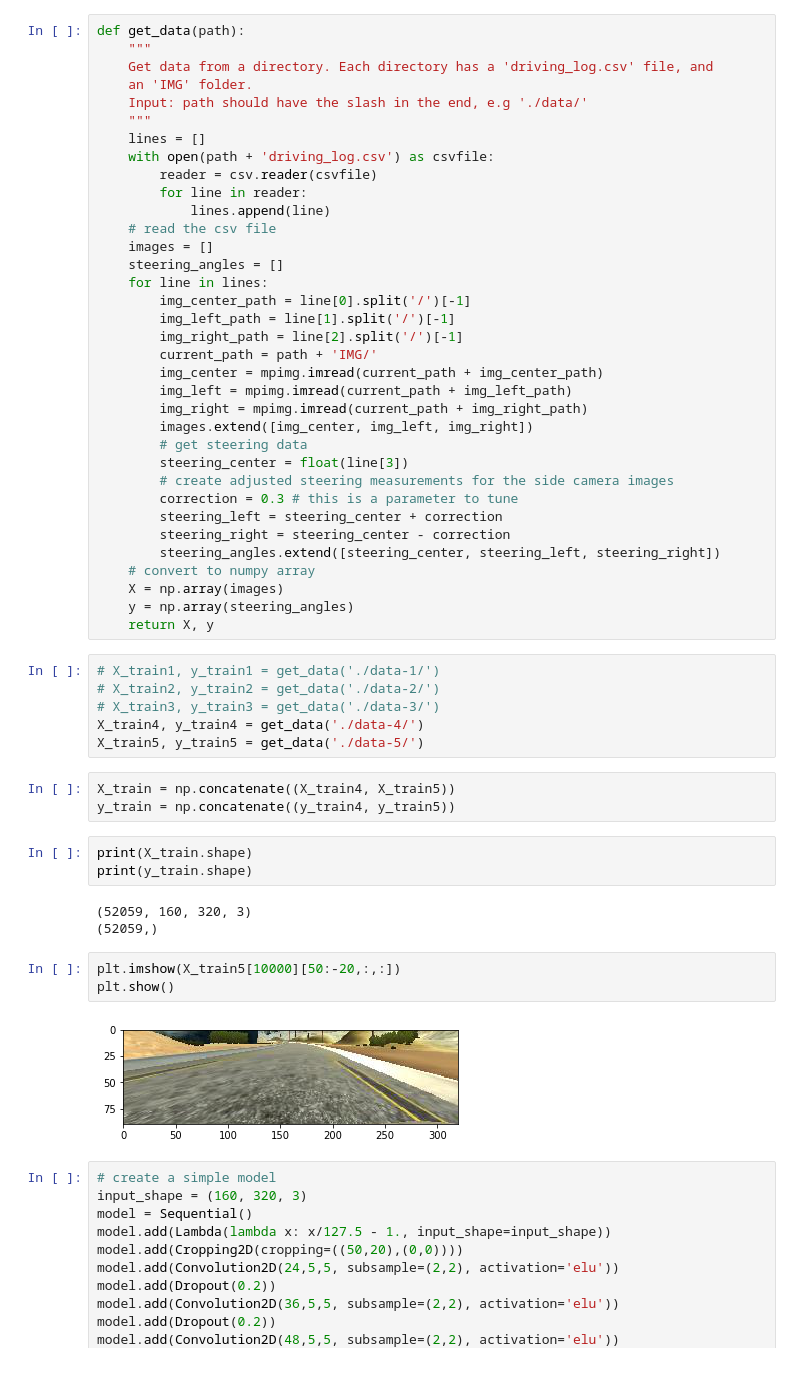
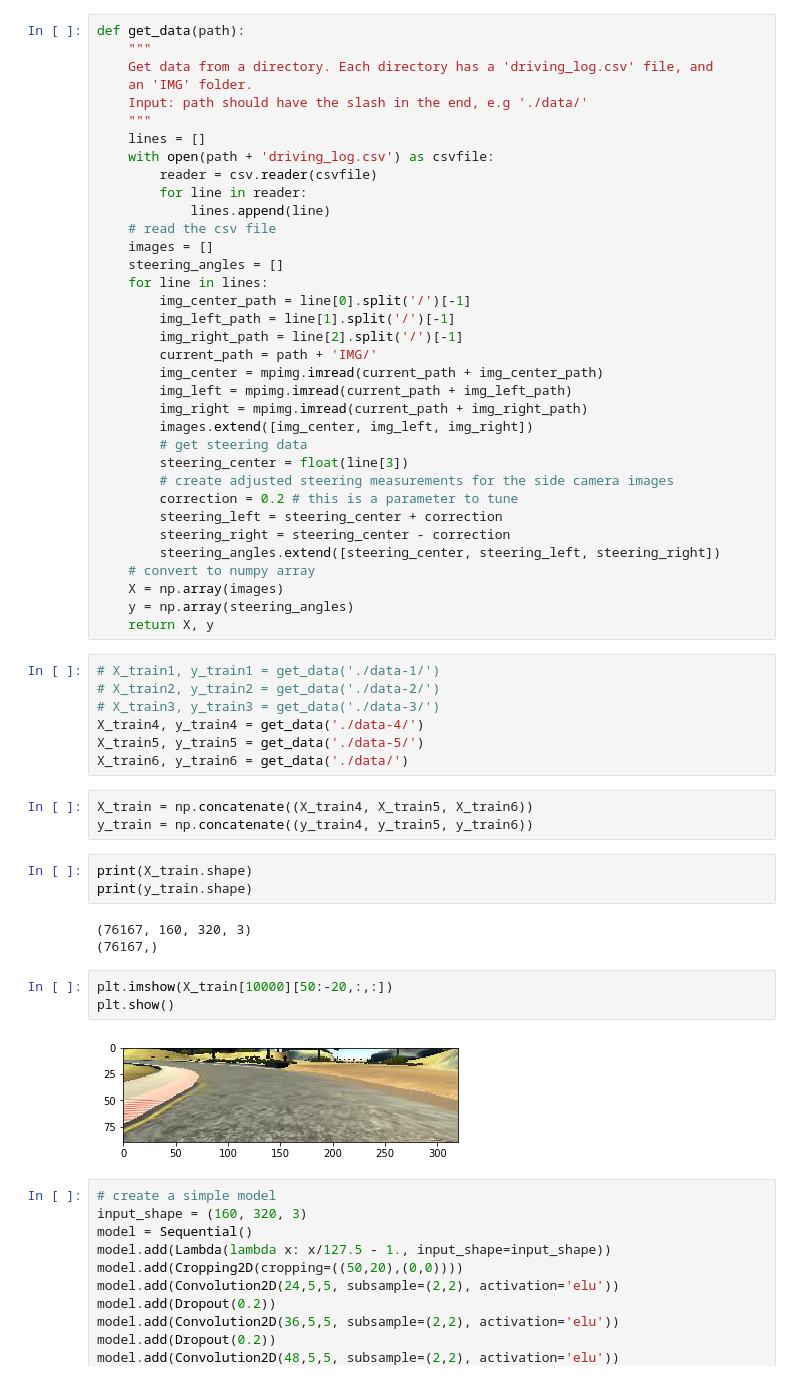
Before and after one commit to trimcao/sdcnd-p3-end-to-end-driving, a Jupyter notebook: train_model.ipynb, the cells around one changed output. Cells and saved outputs as stored; diff of their text form.

Commit message:
added udacity sample data.

```diff
--- a/train_model.ipynb
+++ b/train_model.ipynb
@@ -38,7 +38,7 @@ def get_data(path):
         # get steering data
         steering_center = float(line[3])
         # create adjusted steering measurements for the side camera images
-        correction = 0.3 # this is a parameter to tune
+        correction = 0.2 # this is a parameter to tune
         steering_left = steering_center + correction
         steering_right = steering_center - correction
         steering_angles.extend([steering_center, steering_left, steering_right])
@@ -52,20 +52,21 @@ def get_data(path):
 # X_train3, y_train3 = get_data('./data-3/')
 X_train4, y_train4 = get_data('./data-4/')
 X_train5, y_train5 = get_data('./data-5/')
+X_train6, y_train6 = get_data('./data/')
 # %%
-X_train = np.concatenate((X_train4, X_train5))
-y_train = np.concatenate((y_train4, y_train5))
+X_train = np.concatenate((X_train4, X_train5, X_train6))
+y_train = np.concatenate((y_train4, y_train5, y_train6))
 # %%
 print(X_train.shape)
 print(y_train.shape)
 # %% [output]
-(52059, 160, 320, 3)
-(52059,)
+(76167, 160, 320, 3)
+(76167,)
 # %%
-plt.imshow(X_train5[10000][50:-20,:,:])
+plt.imshow(X_train[10000][50:-20,:,:])
 plt.show()
 # %% [output]
-[figure, old version]
+[figure, new version]
 # %%
 # create a simple model
 input_shape = (160, 320, 3)
```
Also changed, not shown: parts of 2 cells of this notebook, 1 other file.
